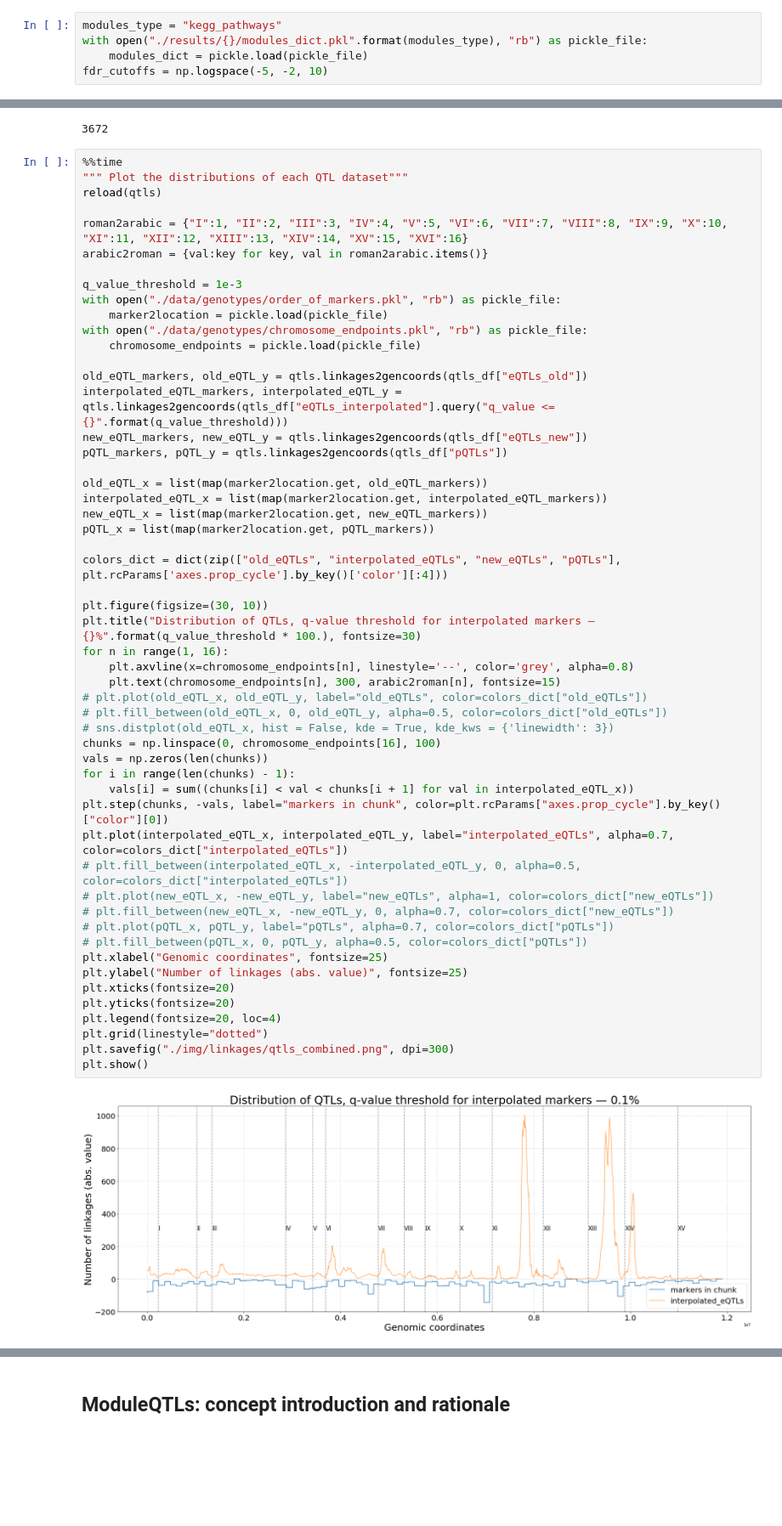
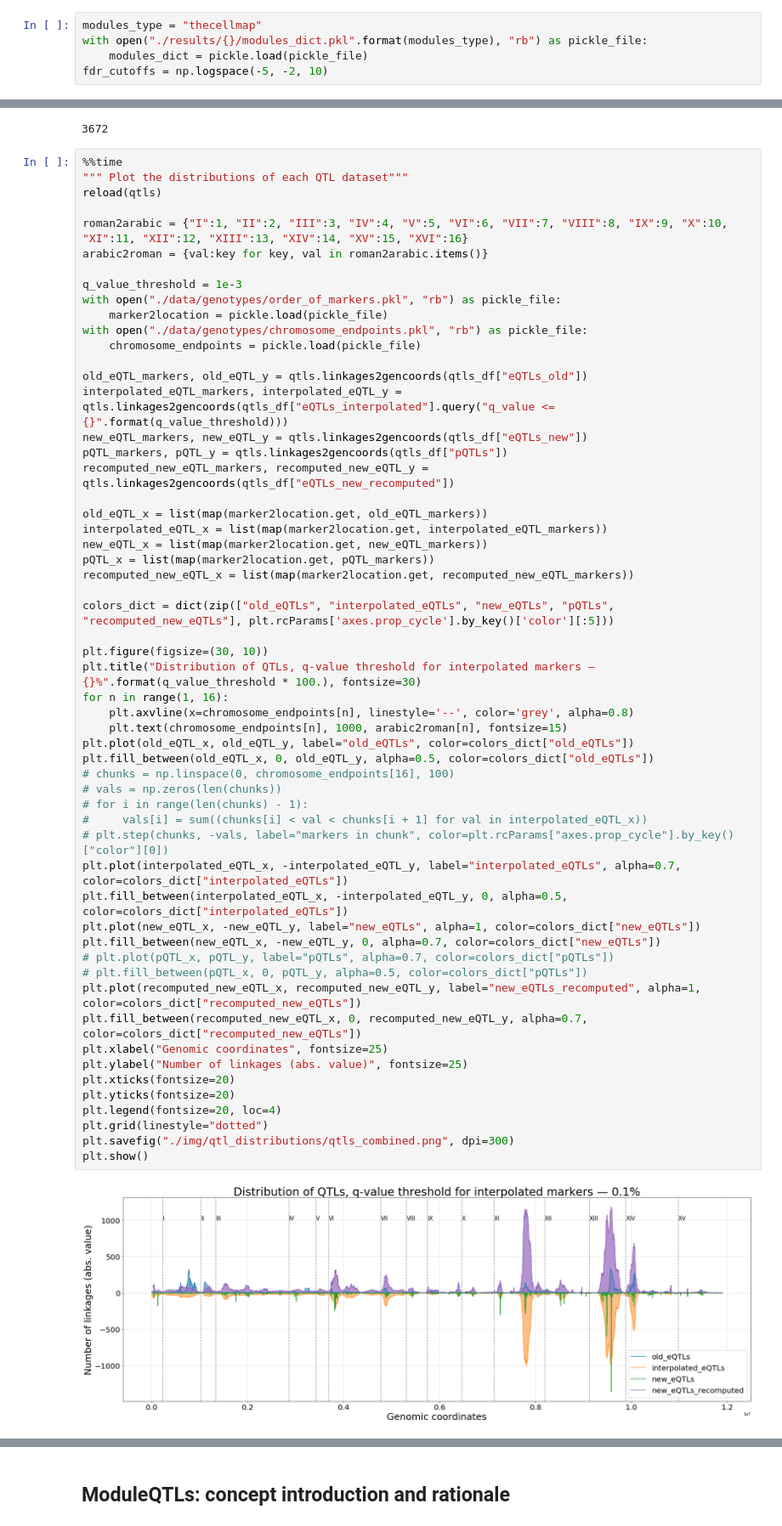
Before and after one commit to ivanov-v-v/PPINs-QTLs-Joint-Analysis, a Jupyter notebook: src/data_analysis.ipynb, the cells around one changed output, grey strips where cells are left out. Shown at 85% size. Drawn from its saved outputs; the diff is of its cells as text; blank space fills up the shorter version.

```diff
--- a/src/data_analysis.ipynb
+++ b/src/data_analysis.ipynb
@@ -224,7 +274,7 @@ It becomes evident, that a significant fraction of estimated pQTLs can be reprod
 - Are all the hotspots reproduced? If some are not, why then? It is worth mentioning, that some of those were given cryptic names which are nowhere to be found.
 - How robust the results are? So far results are not compared with those computed from simulated, perturbed graphs.
 # %%
-modules_type = "kegg_pathways"
+modules_type = "thecellmap"
 with open("./results/{}/modules_dict.pkl".format(modules_type), "rb") as pickle_file:
     modules_dict = pickle.load(pickle_file)
 fdr_cutoffs = np.logspace(-5, -2, 10)
@@ -596,46 +646,49 @@ q_value_threshold = 1e-3
 with open("./data/genotypes/order_of_markers.pkl", "rb") as pickle_file:
     marker2location = pickle.load(pickle_file)
 with open("./data/genotypes/chromosome_endpoints.pkl", "rb") as pickle_file:
     chromosome_endpoints = pickle.load(pickle_file)
 
 old_eQTL_markers, old_eQTL_y = qtls.linkages2gencoords(qtls_df["eQTLs_old"])
 interpolated_eQTL_markers, interpolated_eQTL_y = qtls.linkages2gencoords(qtls_df["eQTLs_interpolated"].query("q_value <= {}".format(q_value_threshold)))
 new_eQTL_markers, new_eQTL_y = qtls.linkages2gencoords(qtls_df["eQTLs_new"])
 pQTL_markers, pQTL_y = qtls.linkages2gencoords(qtls_df["pQTLs"])
+recomputed_new_eQTL_markers, recomputed_new_eQTL_y = qtls.linkages2gencoords(qtls_df["eQTLs_new_recomputed"])
 
 old_eQTL_x = list(map(marker2location.get, old_eQTL_markers))
 interpolated_eQTL_x = list(map(marker2location.get, interpolated_eQTL_markers))
 new_eQTL_x = list(map(marker2location.get, new_eQTL_markers))
 pQTL_x = list(map(marker2location.get, pQTL_markers))
+recomputed_new_eQTL_x = list(map(marker2location.get, recomputed_new_eQTL_markers))
 
-colors_dict = dict(zip(["old_eQTLs", "interpolated_eQTLs", "new_eQTLs", "pQTLs"], plt.rcParams['axes.prop_cycle'].by_key()['color'][:4]))
+colors_dict = dict(zip(["old_eQTLs", "interpolated_eQTLs", "new_eQTLs", "pQTLs", "recomputed_new_eQTLs"], plt.rcParams['axes.prop_cycle'].by_key()['color'][:5]))
 
 plt.figure(figsize=(30, 10))
 plt.title("Distribution of QTLs, q-value threshold for interpolated markers — {}%".format(q_value_threshold * 100.), fontsize=30)
 for n in range(1, 16):
     plt.axvline(x=chromosome_endpoints[n], linestyle='--', color='grey', alpha=0.8)
-    plt.text(chromosome_endpoints[n], 300, arabic2roman[n], fontsize=15)
-# plt.plot(old_eQTL_x, old_eQTL_y, label="old_eQTLs", color=colors_dict["old_eQTLs"])
-# plt.fill_between(old_eQTL_x, 0, old_eQTL_y, alpha=0.5, color=colors_dict["old_eQTLs"])
-# sns.distplot(old_eQTL_x, hist = False, kde = True, kde_kws = {'linewidth': 3})
-chunks = np.linspace(0, chromosome_endpoints[16], 100)
-vals = np.zeros(len(chunks))
-for i in range(len(chunks) - 1):
-    vals[i] = sum((chunks[i] < val < chunks[i + 1] for val in interpolated_eQTL_x))
-plt.step(chunks, -vals, label="markers in chunk", color=plt.rcParams["axes.prop_cycle"].by_key()["color"][0])
-plt.plot(interpolated_eQTL_x, interpolated_eQTL_y, label="interpolated_eQTLs", alpha=0.7, color=colors_dict["interpolated_eQTLs"])
-# plt.fill_between(interpolated_eQTL_x, -interpolated_eQTL_y, 0, alpha=0.5, color=colors_dict["interpolated_eQTLs"])
-# plt.plot(new_eQTL_x, -new_eQTL_y, label="new_eQTLs", alpha=1, color=colors_dict["new_eQTLs"])
-# plt.fill_between(new_eQTL_x, -new_eQTL_y, 0, alpha=0.7, color=colors_dict["new_eQTLs"])
+    plt.text(chromosome_endpoints[n], 1000, arabic2roman[n], fontsize=15)
+plt.plot(old_eQTL_x, old_eQTL_y, label="old_eQTLs", color=colors_dict["old_eQTLs"])
+plt.fill_between(old_eQTL_x, 0, old_eQTL_y, alpha=0.5, color=colors_dict["old_eQTLs"])
+# chunks = np.linspace(0, chromosome_endpoints[16], 100)
+# vals = np.zeros(len(chunks))
+# for i in range(len(chunks) - 1):
+#     vals[i] = sum((chunks[i] < val < chunks[i + 1] for val in interpolated_eQTL_x))
+# plt.step(chunks, -vals, label="markers in chunk", color=plt.rcParams["axes.prop_cycle"].by_key()["color"][0])
+plt.plot(interpolated_eQTL_x, -interpolated_eQTL_y, label="interpolated_eQTLs", alpha=0.7, color=colors_dict["interpolated_eQTLs"])
+plt.fill_between(interpolated_eQTL_x, -interpolated_eQTL_y, 0, alpha=0.5, color=colors_dict["interpolated_eQTLs"])
+plt.plot(new_eQTL_x, -new_eQTL_y, label="new_eQTLs", alpha=1, color=colors_dict["new_eQTLs"])
+plt.fill_between(new_eQTL_x, -new_eQTL_y, 0, alpha=0.7, color=colors_dict["new_eQTLs"])
 # plt.plot(pQTL_x, pQTL_y, label="pQTLs", alpha=0.7, color=colors_dict["pQTLs"])
 # plt.fill_between(pQTL_x, 0, pQTL_y, alpha=0.5, color=colors_dict["pQTLs"])
+plt.plot(recomputed_new_eQTL_x, recomputed_new_eQTL_y, label="new_eQTLs_recomputed", alpha=1, color=colors_dict["recomputed_new_eQTLs"])
+plt.fill_between(recomputed_new_eQTL_x, 0, recomputed_new_eQTL_y, alpha=0.7, color=colors_dict["recomputed_new_eQTLs"])
 plt.xlabel("Genomic coordinates", fontsize=25)
 plt.ylabel("Number of linkages (abs. value)", fontsize=25)
 plt.xticks(fontsize=20)
 plt.yticks(fontsize=20)
 plt.legend(fontsize=20, loc=4)
 plt.grid(linestyle="dotted")
-plt.savefig("./img/linkages/qtls_combined.png", dpi=300)
+plt.savefig("./img/qtl_distributions/qtls_combined.png", dpi=300)
 plt.show()
 # %% [output]
-[figure, old version]
+[figure, new version]
```
Also changed, not shown: parts of 10 cells of this notebook.
